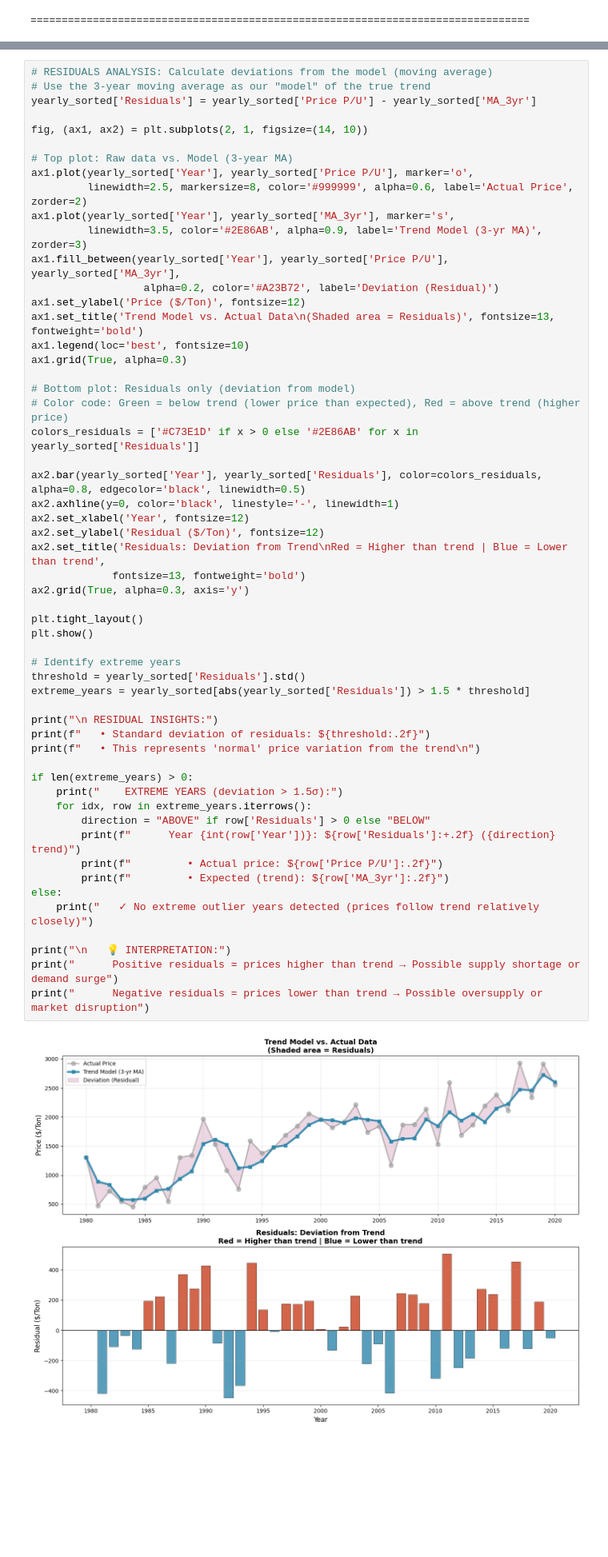
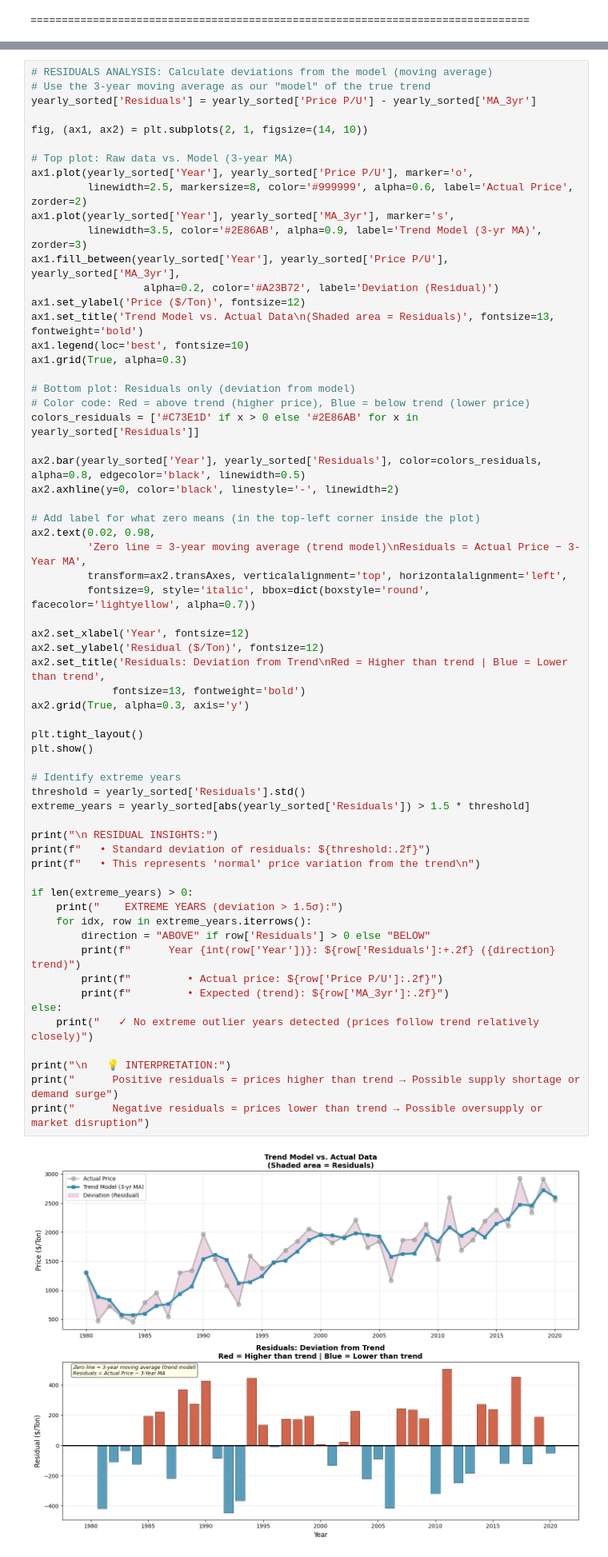
Before and after one commit to katrimik/avocado_vis, a Jupyter notebook: vis.ipynb, the cells around one changed output, grey strips where cells are left out. Shown at 80% size. Saved outputs shown, nothing was run; the diff lists cells and outputs as text; blank space fills up the shorter version.

Commit message:
finalizing and adding labels where needed

```diff
--- a/vis.ipynb
+++ b/vis.ipynb
@@ -1294,43 +1321,50 @@ ax1.legend(loc='best', fontsize=10)
 ax1.grid(True, alpha=0.3)
 
 # Bottom plot: Residuals only (deviation from model)
-# Color code: Green = below trend (lower price than expected), Red = above trend (higher price)
+# Color code: Red = above trend (higher price), Blue = below trend (lower price)
 colors_residuals = ['#C73E1D' if x > 0 else '#2E86AB' for x in yearly_sorted['Residuals']]
 
 ax2.bar(yearly_sorted['Year'], yearly_sorted['Residuals'], color=colors_residuals, alpha=0.8, edgecolor='black', linewidth=0.5)
-ax2.axhline(y=0, color='black', linestyle='-', linewidth=1)
+ax2.axhline(y=0, color='black', linestyle='-', linewidth=2)
+
+# Add label for what zero means (in the top-left corner inside the plot)
+ax2.text(0.02, 0.98,
+         'Zero line = 3-year moving average (trend model)\nResiduals = Actual Price − 3-Year MA',
+         transform=ax2.transAxes, verticalalignment='top', horizontalalignment='left',
+         fontsize=9, style='italic', bbox=dict(boxstyle='round', facecolor='lightyellow', alpha=0.7))
+
 ax2.set_xlabel('Year', fontsize=12)
 ax2.set_ylabel('Residual ($/Ton)', fontsize=12)
 ax2.set_title('Residuals: Deviation from Trend\nRed = Higher than trend | Blue = Lower than trend',
              fontsize=13, fontweight='bold')
 ax2.grid(True, alpha=0.3, axis='y')
 
 plt.tight_layout()
 plt.show()
 
 # Identify extreme years
 threshold = yearly_sorted['Residuals'].std()
 extreme_years = yearly_sorted[abs(yearly_sorted['Residuals']) > 1.5 * threshold]
 
 print("\n RESIDUAL INSIGHTS:")
 print(f"   • Standard deviation of residuals: ${threshold:.2f}")
 print(f"   • This represents 'normal' price variation from the trend\n")
 
 if len(extreme_years) > 0:
     print("    EXTREME YEARS (deviation > 1.5σ):")
     for idx, row in extreme_years.iterrows():
         direction = "ABOVE" if row['Residuals'] > 0 else "BELOW"
         print(f"      Year {int(row['Year'])}: ${row['Residuals']:+.2f} ({direction} trend)")
         print(f"         • Actual price: ${row['Price P/U']:.2f}")
         print(f"         • Expected (trend): ${row['MA_3yr']:.2f}")
 else:
     print("   ✓ No extreme outlier years detected (prices follow trend relatively closely)")
 
 print("\n   💡 INTERPRETATION:")
 print("      Positive residuals = prices higher than trend → Possible supply shortage or demand surge")
 print("      Negative residuals = prices lower than trend → Possible oversupply or market disruption")
 # %% [output]
-[figure, old version]
+[figure, new version]
  RESIDUAL INSIGHTS:
    • Standard deviation of residuals: $257.02
    • This represents 'normal' price variation from the trend
```
Also changed, not shown: parts of 13 cells of this notebook, 1 other file.
